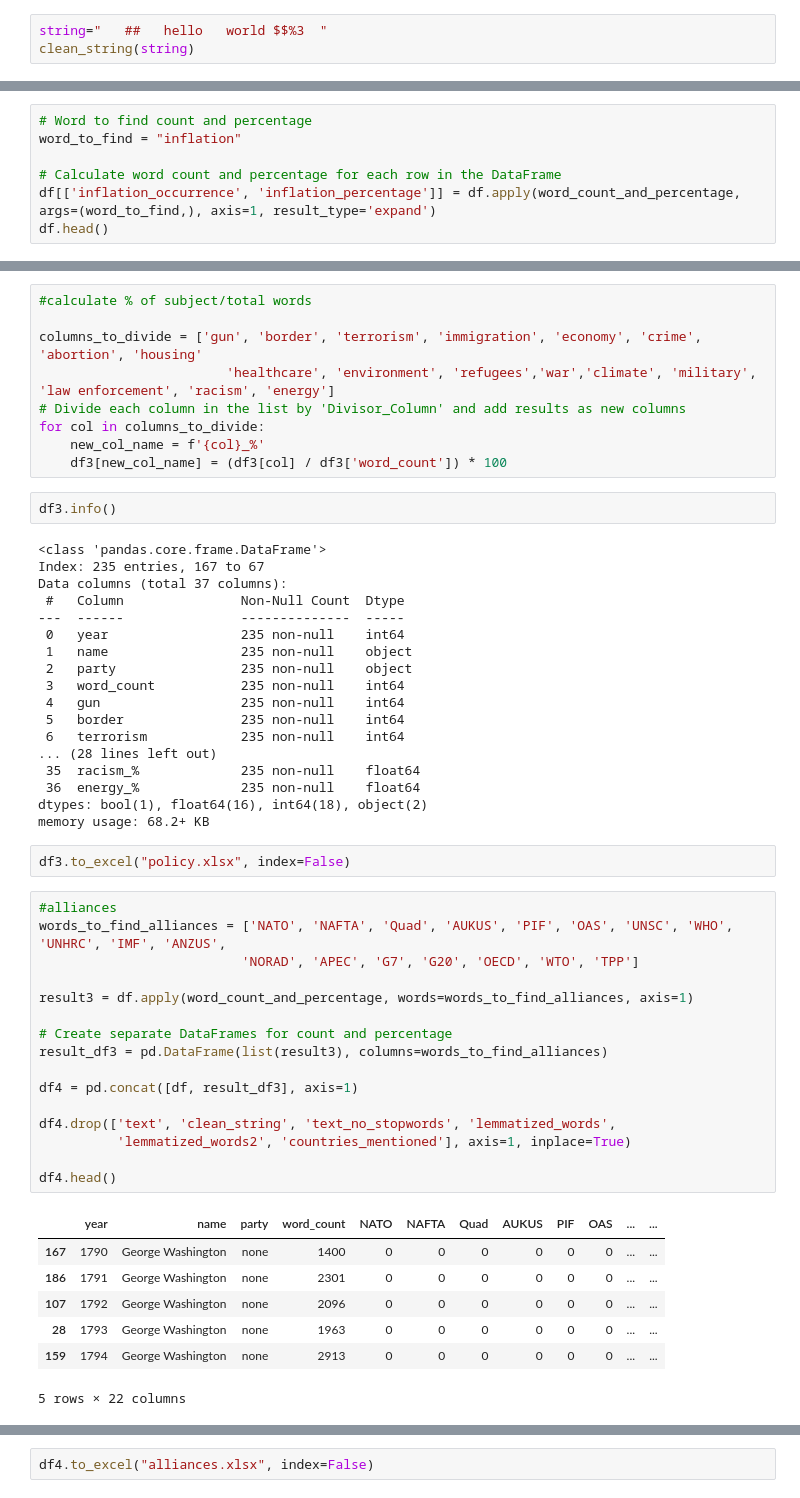
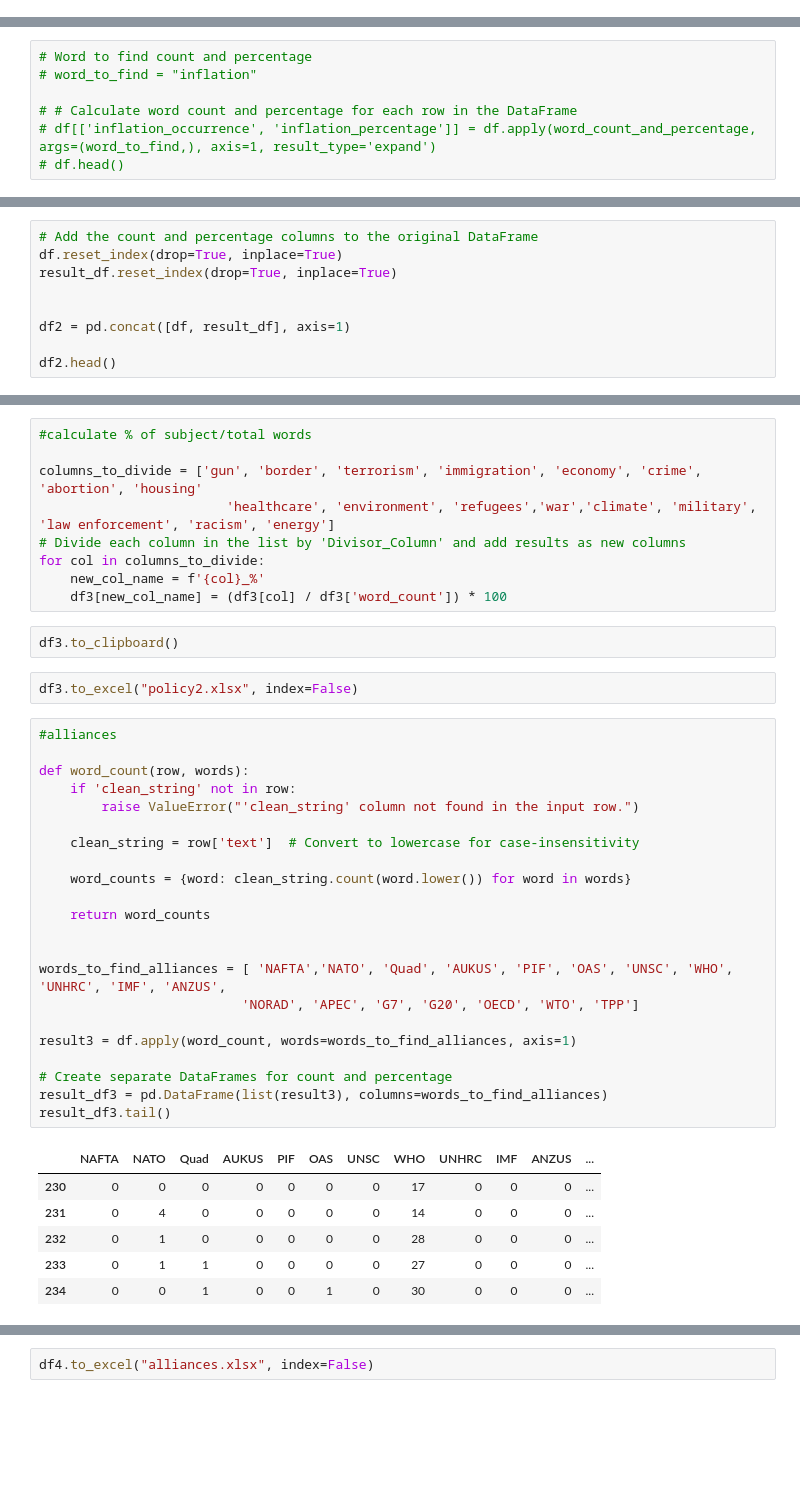
Before and after one commit to ana-047/TheWordsOfTheUnion, a Jupyter notebook: Mining_code.ipynb, the cells around one changed output, grey strips where cells are left out. Cells and saved outputs as stored; diff of their text form; blank space fills up the shorter version.

```diff
--- a/Mining_code.ipynb
+++ b/Mining_code.ipynb
@@ -133,6 +133,3 @@ def clean_string(string):
     string = string.rstrip()
     string = " ".join(string.split())
     return string
-# %%
-string="   ##   hello   world $$%3  "
-clean_string(string)
@@ -590,7 +580,7 @@ def word_count_and_percentage(row, word):
 # %%
 # Word to find count and percentage
-word_to_find = "inflation"
+# word_to_find = "inflation"
 
-# Calculate word count and percentage for each row in the DataFrame
-df[['inflation_occurrence', 'inflation_percentage']] = df.apply(word_count_and_percentage, args=(word_to_find,), axis=1, result_type='expand')
-df.head()
+# # Calculate word count and percentage for each row in the DataFrame
+# df[['inflation_occurrence', 'inflation_percentage']] = df.apply(word_count_and_percentage, args=(word_to_find,), axis=1, result_type='expand')
+# df.head()
@@ -637,0 +619,9 @@ df2.head()
+# %%
+# Add the count and percentage columns to the original DataFrame
+df.reset_index(drop=True, inplace=True)
+result_df.reset_index(drop=True, inplace=True)
+
+
+df2 = pd.concat([df, result_df], axis=1)
+
+df2.head()
@@ -717,48 +728,35 @@ for col in columns_to_divide:
     new_col_name = f'{col}_%'
     df3[new_col_name] = (df3[col] / df3['word_count']) * 100
 # %%
-df3.info()
+df3.to_clipboard()
-# %% [output]
-<class 'pandas.core.frame.DataFrame'>
-Index: 235 entries, 167 to 67
-Data columns (total 37 columns):
- #   Column               Non-Null Count  Dtype
----  ------               --------------  -----
- 0   year                 235 non-null    int64
- 1   name                 235 non-null    object
- 2   party                235 non-null    object
- 3   word_count           235 non-null    int64
- 4   gun                  235 non-null    int64
- 5   border               235 non-null    int64
- 6   terrorism            235 non-null    int64
-... (28 lines left out)
- 35  racism_%             235 non-null    float64
- 36  energy_%             235 non-null    float64
-dtypes: bool(1), float64(16), int64(18), object(2)
-memory usage: 68.2+ KB
 # %%
-df3.to_excel("policy.xlsx", index=False)
+df3.to_excel("policy2.xlsx", index=False)
 # %%
 #alliances
-words_to_find_alliances = ['NATO', 'NAFTA', 'Quad', 'AUKUS', 'PIF', 'OAS', 'UNSC', 'WHO', 'UNHRC', 'IMF', 'ANZUS',
+
+def word_count(row, words):
+    if 'clean_string' not in row:
+        raise ValueError("'clean_string' column not found in the input row.")
+
+    clean_string = row['text']  # Convert to lowercase for case-insensitivity
+
+    word_counts = {word: clean_string.count(word.lower()) for word in words}
+
+    return word_counts
+
+
+words_to_find_alliances = [ 'NAFTA','NATO', 'Quad', 'AUKUS', 'PIF', 'OAS', 'UNSC', 'WHO', 'UNHRC', 'IMF', 'ANZUS',
                           'NORAD', 'APEC', 'G7', 'G20', 'OECD', 'WTO', 'TPP']
 
-result3 = df.apply(word_count_and_percentage, words=words_to_find_alliances, axis=1)
+result3 = df.apply(word_count, words=words_to_find_alliances, axis=1)
 
 # Create separate DataFrames for count and percentage
 result_df3 = pd.DataFrame(list(result3), columns=words_to_find_alliances)
-
-df4 = pd.concat([df, result_df3], axis=1)
-
-df4.drop(['text', 'clean_string', 'text_no_stopwords', 'lemmatized_words',
-          'lemmatized_words2', 'countries_mentioned'], axis=1, inplace=True)
-
-df4.head()
+result_df3.tail()
 # %% [output]
-|  | year | name | party | word_count | NATO | NAFTA | Quad | AUKUS | PIF | OAS | ... | ... |
-| 167 | 1790 | George Washington | none | 1400 | 0 | 0 | 0 | 0 | 0 | 0 | ... | ... |
-| 186 | 1791 | George Washington | none | 2301 | 0 | 0 | 0 | 0 | 0 | 0 | ... | ... |
-| 107 | 1792 | George Washington | none | 2096 | 0 | 0 | 0 | 0 | 0 | 0 | ... | ... |
-| 28 | 1793 | George Washington | none | 1963 | 0 | 0 | 0 | 0 | 0 | 0 | ... | ... |
-| 159 | 1794 | George Washington | none | 2913 | 0 | 0 | 0 | 0 | 0 | 0 | ... | ... |
+|  | NAFTA | NATO | Quad | AUKUS | PIF | OAS | UNSC | WHO | UNHRC | IMF | ANZUS | ... |
+| 230 | 0 | 0 | 0 | 0 | 0 | 0 | 0 | 17 | 0 | 0 | 0 | ... |
+| 231 | 0 | 4 | 0 | 0 | 0 | 0 | 0 | 14 | 0 | 0 | 0 | ... |
+| 232 | 0 | 1 | 0 | 0 | 0 | 0 | 0 | 28 | 0 | 0 | 0 | ... |
+| 233 | 0 | 1 | 1 | 0 | 0 | 0 | 0 | 27 | 0 | 0 | 0 | ... |
+| 234 | 0 | 0 | 1 | 0 | 0 | 1 | 0 | 30 | 0 | 0 | 0 | ... |
-5 rows × 22 columns
```
Also changed, not shown: parts of 20 cells of this notebook, 4 other files.
